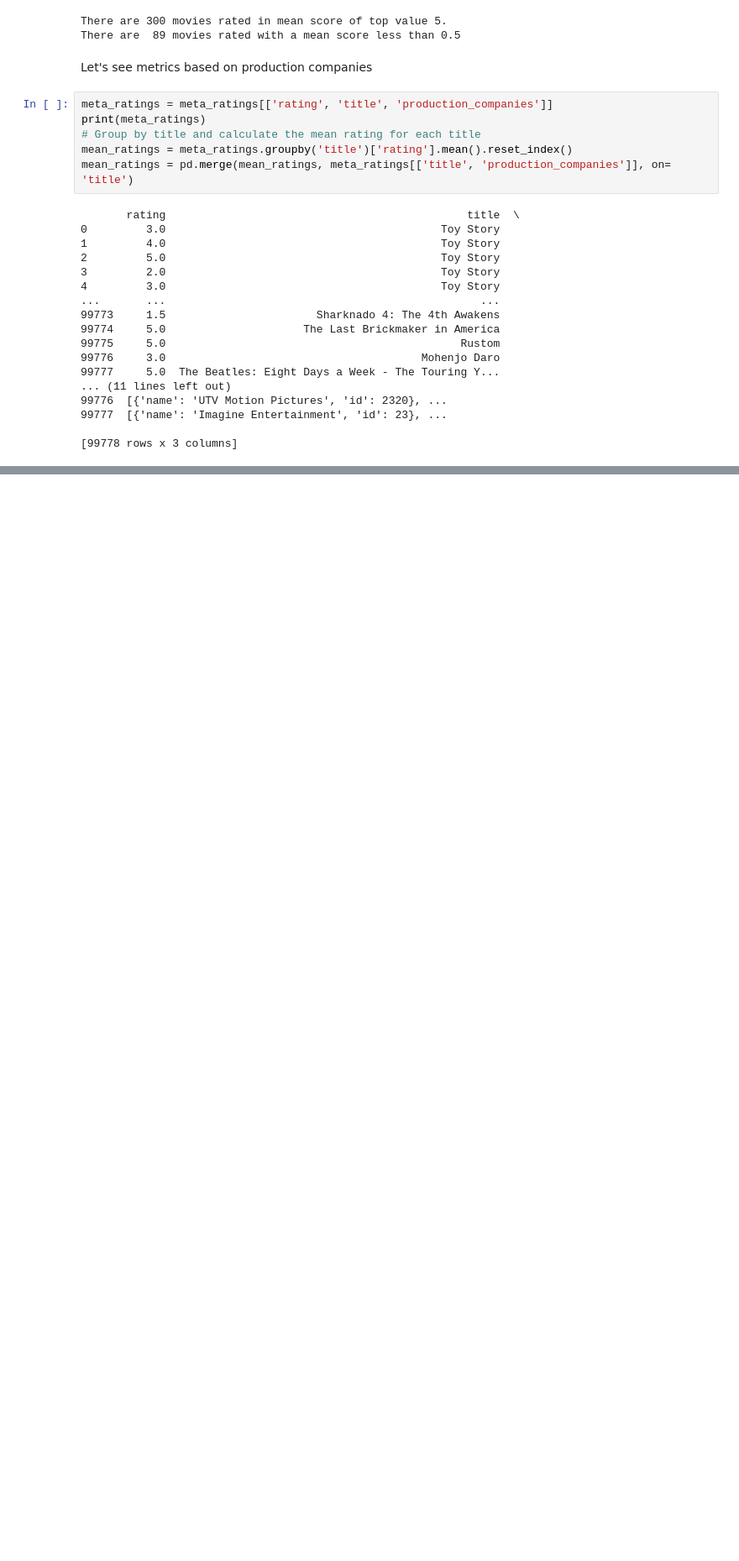
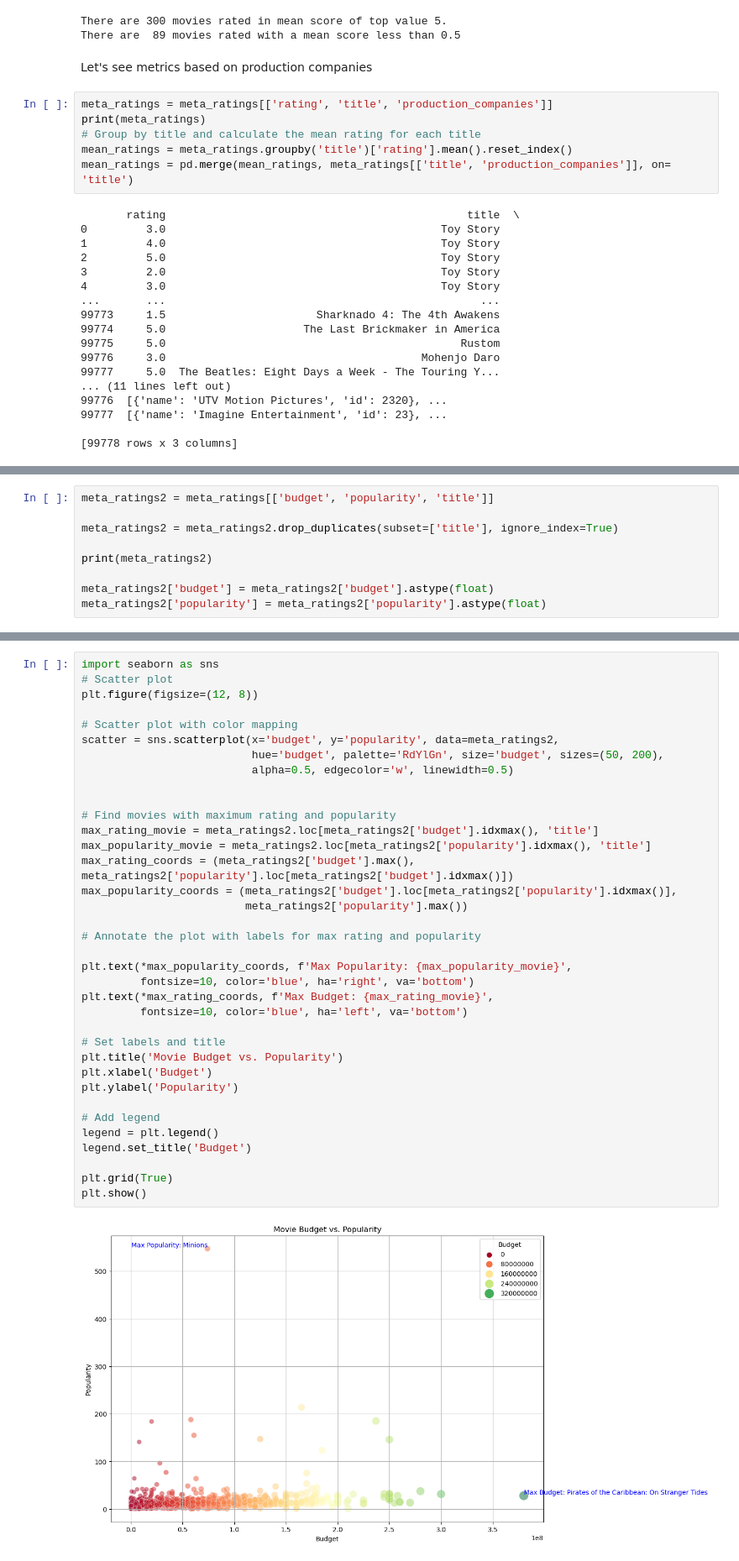
Before and after one commit to ADS-2023-FR1/Agile-Data-Science-Project-FR1, a Jupyter notebook: Data/initial_metrics_data.ipynb, the cells around one changed output, grey strips where cells are left out. Shown at 84% size. Drawn from its saved outputs; the diff is of its cells as text; blank space fills up the shorter version.

```diff
--- a/Data/initial_metrics_data.ipynb
+++ b/Data/initial_metrics_data.ipynb
@@ -335,0 +441,9 @@ IndexError: list index out of range
+# %%
+meta_ratings2 = meta_ratings[['budget', 'popularity', 'title']]
+
+meta_ratings2 = meta_ratings2.drop_duplicates(subset=['title'], ignore_index=True)
+
+print(meta_ratings2)
+
+meta_ratings2['budget'] = meta_ratings2['budget'].astype(float)
+meta_ratings2['popularity'] = meta_ratings2['popularity'].astype(float)
@@ -335,0 +465,38 @@ IndexError: list index out of range
+# %%
+import seaborn as sns
+# Scatter plot
+plt.figure(figsize=(12, 8))
+
+# Scatter plot with color mapping
+scatter = sns.scatterplot(x='budget', y='popularity', data=meta_ratings2,
+                          hue='budget', palette='RdYlGn', size='budget', sizes=(50, 200),
+                          alpha=0.5, edgecolor='w', linewidth=0.5)
+
+
+# Find movies with maximum rating and popularity
+max_rating_movie = meta_ratings2.loc[meta_ratings2['budget'].idxmax(), 'title']
+max_popularity_movie = meta_ratings2.loc[meta_ratings2['popularity'].idxmax(), 'title']
+max_rating_coords = (meta_ratings2['budget'].max(), meta_ratings2['popularity'].loc[meta_ratings2['budget'].idxmax()])
+max_popularity_coords = (meta_ratings2['budget'].loc[meta_ratings2['popularity'].idxmax()],
+                         meta_ratings2['popularity'].max())
+
+# Annotate the plot with labels for max rating and popularity
+
+plt.text(*max_popularity_coords, f'Max Popularity: {max_popularity_movie}',
+         fontsize=10, color='blue', ha='right', va='bottom')
+plt.text(*max_rating_coords, f'Max Budget: {max_rating_movie}',
+         fontsize=10, color='blue', ha='left', va='bottom')
+
+# Set labels and title
+plt.title('Movie Budget vs. Popularity')
+plt.xlabel('Budget')
+plt.ylabel('Popularity')
+
+# Add legend
+legend = plt.legend()
+legend.set_title('Budget')
+
+plt.grid(True)
+plt.show()
+# %% [output]
+[figure, added]
```
Also changed, not shown: parts of 17 cells of this notebook.
